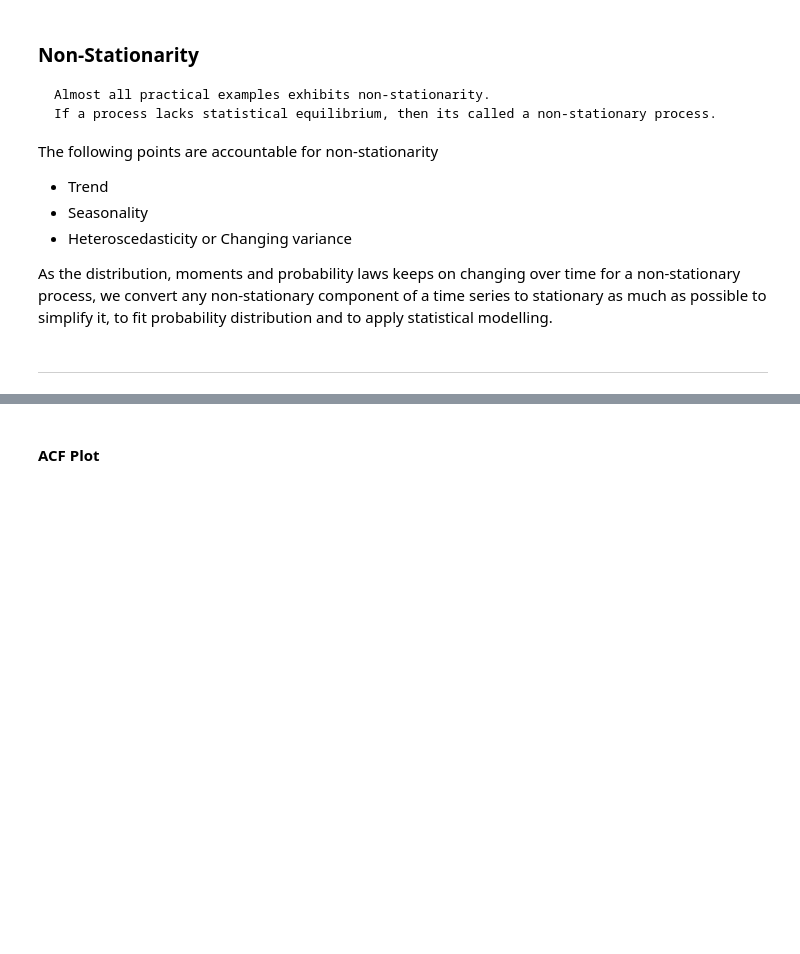
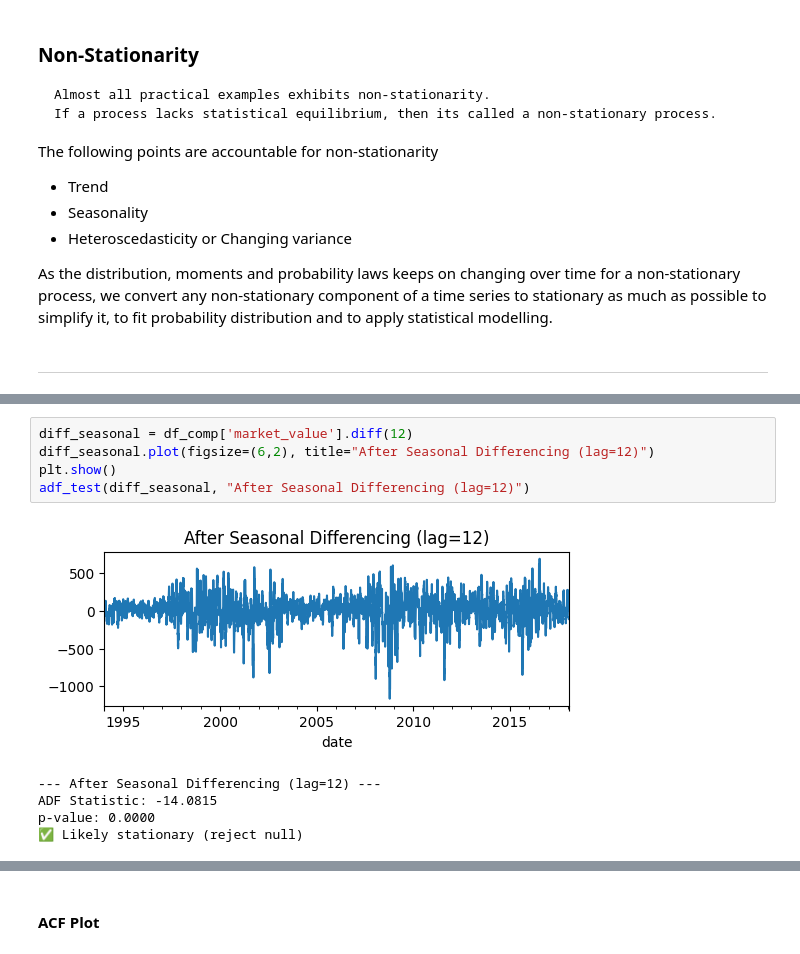
Before and after one commit to Abhijithv61/Time-Series-Analysis, a Jupyter notebook: Time Series Analysis.ipynb, the cells around one changed output, grey strips where cells are left out. Cells and saved outputs as stored; diff of their text form; blank space fills up the shorter version.

```diff
--- a/Time Series Analysis.ipynb
+++ b/Time Series Analysis.ipynb
@@ -442,0 +636,11 @@ As the distribution, moments and probability laws keeps on changing over time fo
+# %%
+diff_seasonal = df_comp['market_value'].diff(12)
+diff_seasonal.plot(figsize=(6,2), title="After Seasonal Differencing (lag=12)")
+plt.show()
+adf_test(diff_seasonal, "After Seasonal Differencing (lag=12)")
+# %% [output]
+[figure, added]
+--- After Seasonal Differencing (lag=12) ---
+ADF Statistic: -14.0815
+p-value: 0.0000
+✅ Likely stationary (reject null)
```
Also changed, not shown: parts of 39 cells of this notebook.
